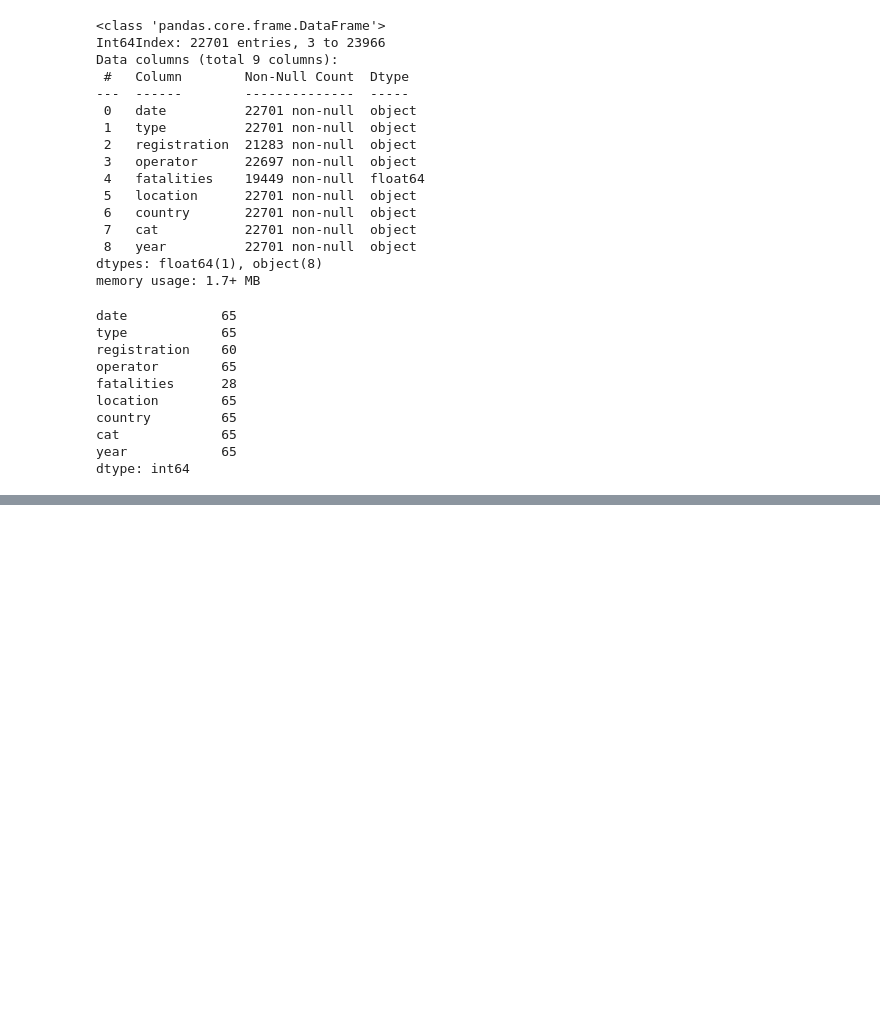
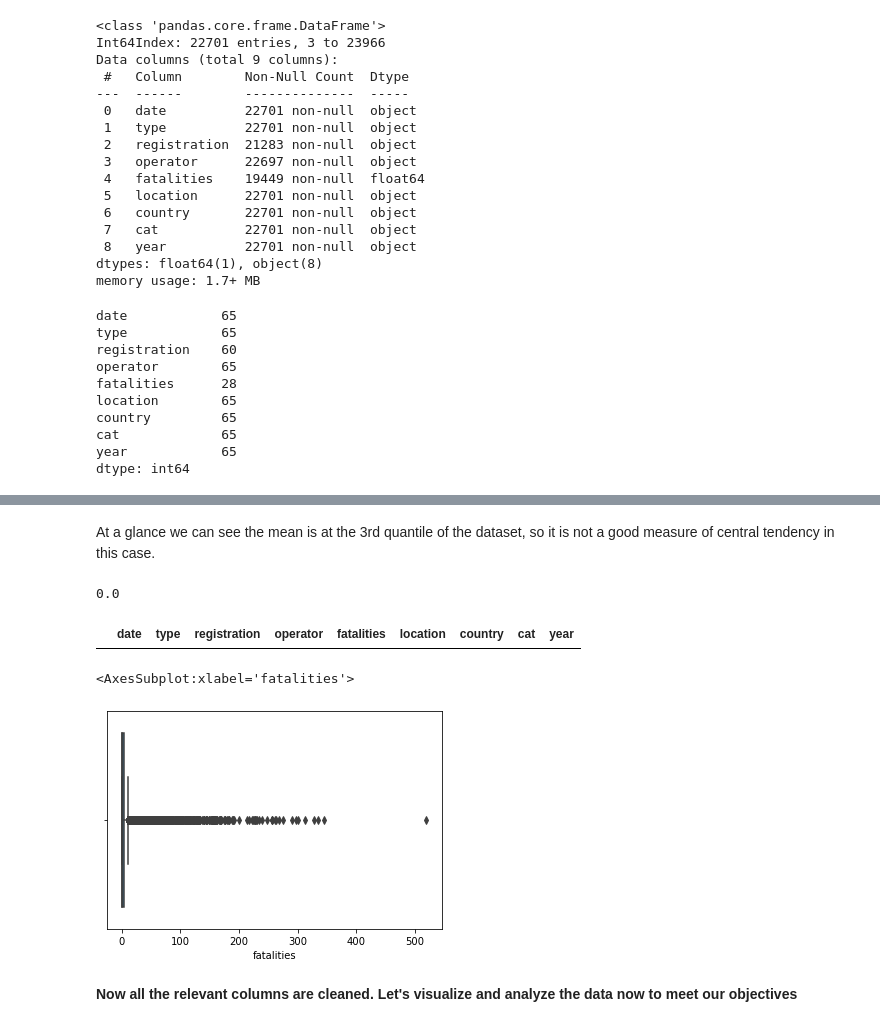
Before and after one commit to Benbellah-Owino/aviation_accidents_data_analysis, a Jupyter notebook: index.ipynb, the cells around one changed output, grey strips where cells are left out. Drawn from its saved outputs; the diff is of its cells as text; code cells hidden in the pictures; blank space fills up the shorter version.

Commit message:
Cleaned the fatalities column and exported the cleaned df for visualization and  analysis

```diff
--- a/index.ipynb
+++ b/index.ipynb
@@ -292,0 +332,22 @@ dtype: int64
+# %% [markdown]
+At a glance we can see the mean is at the 3rd quantile of the dataset, so it is not a good measure of central tendency in this case.
+# %%
+# Let's fill the NaN fatalities with the median value
+fatalities_median = acc_df["fatalities"].median()
+fatalities_median
+# %% [output]
+0.0
+# %%
+acc_df["fatalities"].fillna(fatalities_median, inplace=True)
+# %%
+acc_df[acc_df["fatalities"].isna()]
+# %% [output]
+|  | date | type | registration | operator | fatalities | location | country | cat | year |
+# %%
+# Looking at the boxplot of the fatalities column
+sns.boxplot(x=acc_df["fatalities"])
+# %% [output]
+<AxesSubplot:xlabel='fatalities'>
+[figure, added]
+# %% [markdown]
+**Now all the relevant columns are cleaned. Let's visualize and analyze the data now to meet our objectives**
```
Also changed, not shown: parts of 5 cells of this notebook, 1 other file.
